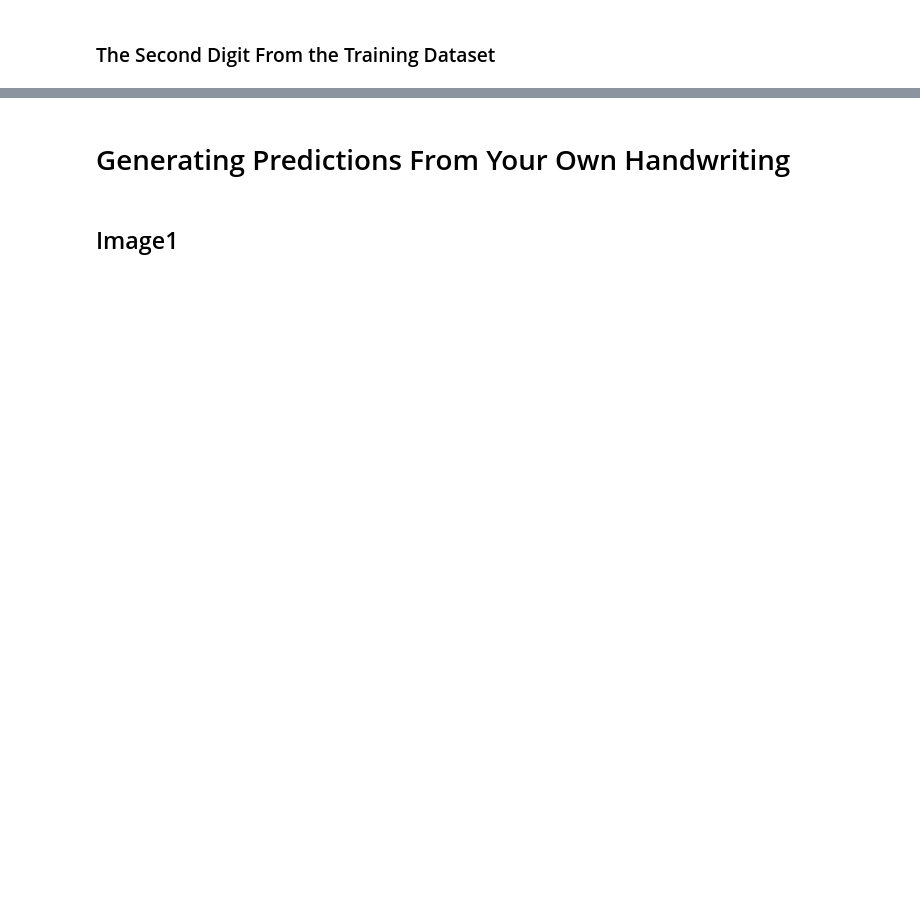
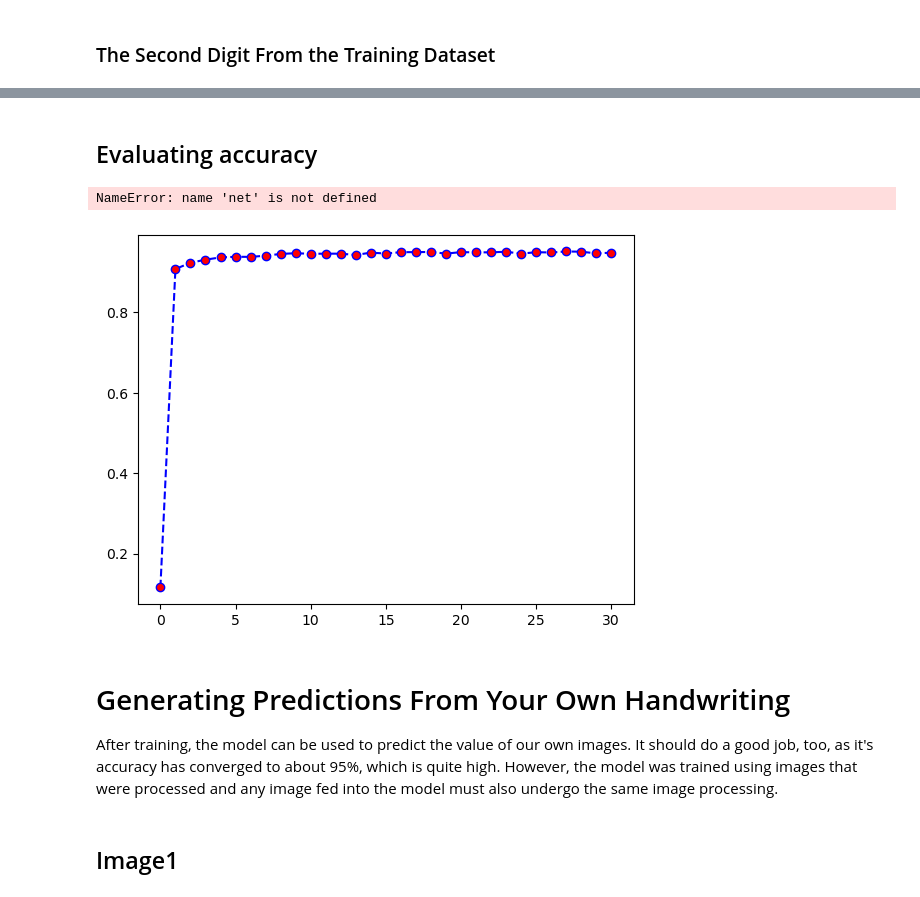
Before and after one commit to papir805/Stanford-ML-Class, a Jupyter notebook: notebooks/neural_networks.ipynb, the cells around one changed output, grey strips where cells are left out. Cells and saved outputs as stored; diff of their text form; code cells hidden in the pictures; blank space fills up the shorter version.

```diff
--- a/notebooks/neural_networks.ipynb
+++ b/notebooks/neural_networks.ipynb
@@ -67,7 +99,7 @@ image_processing.print_image(second_digit.reshape(28,28))
 # %%
 # Create a three layer neural network.  The first layer has 784 input neurons
-# (one for each of the 784 pixels in the 28px by 28px image being fed in), the
+# (one for each of the 784 pixels in the 28px by 28px grid), the
 # second layer has 30 neurons, and the third layer has 10 output neurons, one
 # for each digit 0-9 representing the model's estimated probability of the
 # image being that digit.
-net = network.Network([784, 30, 10])
+net = network.Network(sizes = [784, 30, 10])
@@ -96,5 +153,30 @@ Epoch 29: 9495 / 10000
+# %% [markdown]
+## Evaluating accuracy
+# %%
+# epochs = np.arange(len(net.prediction_accuracy))
+
+# fig, ax = plt.subplots(1, 1)
+
+# ax.plot(epochs, net.prediction_accuracy,
+#        linestyle='--', marker='o', color='blue',
+#        markerfacecolor='red')
+# ax.set_xlabel("epoch")
+# ax.set_ylabel("Prediction Accuracy")
+
+# y_ticks = ax.get_yticks()
+# y_ticks = np.append(y_ticks, net.initial_accuracy)
+# y_ticks.sort()
+# ax.set_yticks(y_ticks)
+# ax.set_ylim(0,1);
+
+net.plot_test_accuracy()
+# %% [output]
+NameError: name 'net' is not defined
+[figure, added]
 # %% [markdown]
 # Generating Predictions From Your Own Handwriting
+
+After training, the model can be used to predict the value of our own images.  It should do a good job, too, as it's accuracy has converged to about 95%, which is quite high.  However, the model was trained using images that were processed and any image fed into the model must also undergo the same image processing.
 # %% [markdown]
 ## Image1
 # %%
```
Also changed, not shown: parts of 27 cells of this notebook, 1 other file.
